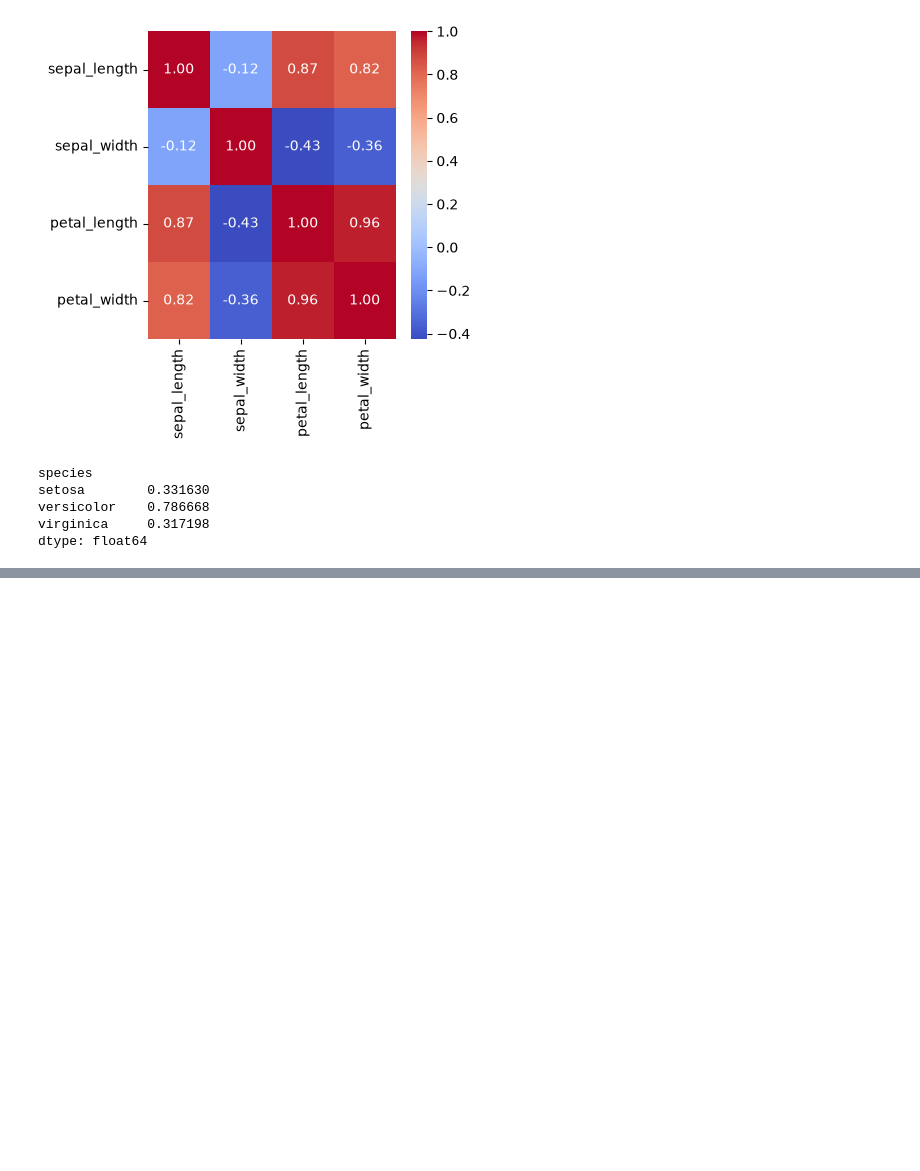
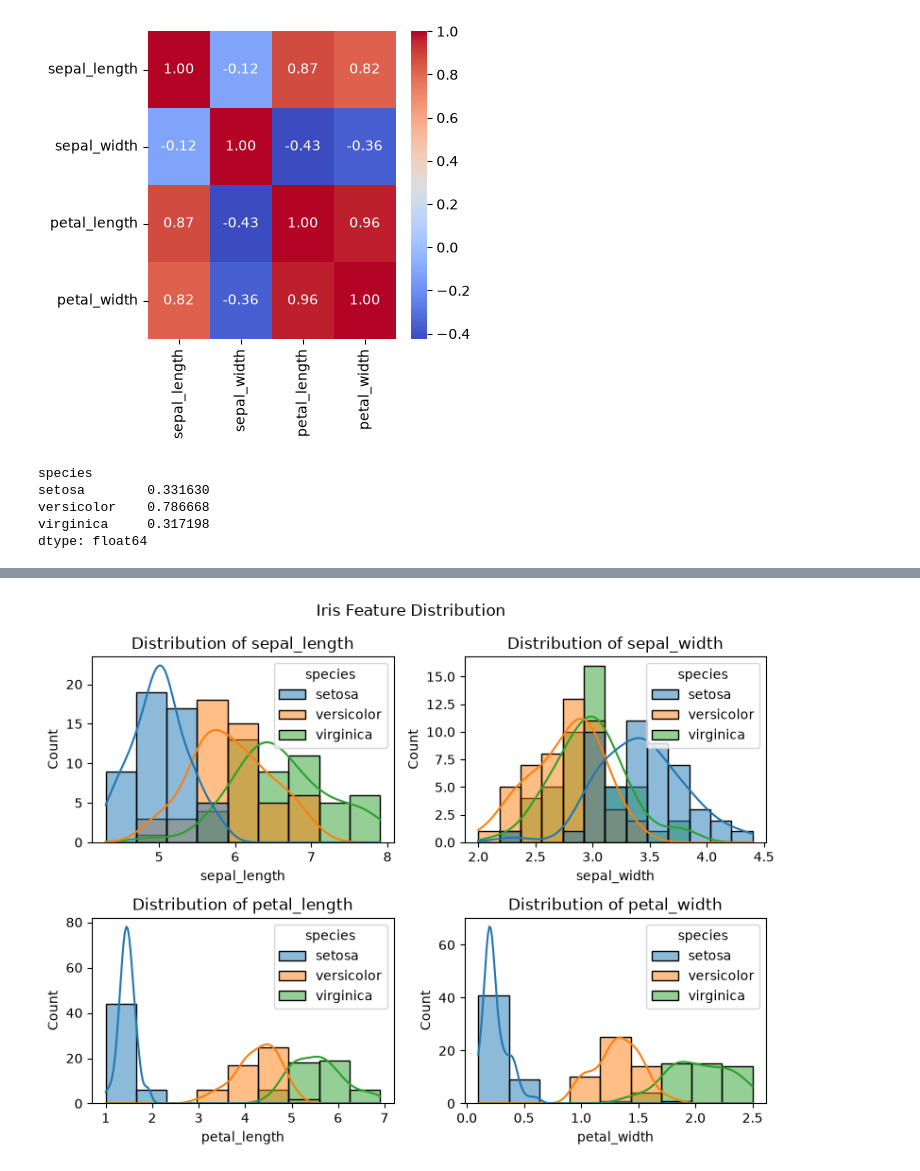
Before and after one commit to vaibhavarora1205/python-Data-Science, a Jupyter notebook: ML Work/iris.ipynb, the cells around one changed output, grey strips where cells are left out. Cells and saved outputs as stored; diff of their text form; code cells hidden in the pictures; blank space fills up the shorter version.

```diff
--- a/ML Work/iris.ipynb
+++ b/ML Work/iris.ipynb
@@ -408,0 +433,13 @@ dtype: float64
+# %%
+fig,ax=plt.subplots(2,2,figsize=(8,6))
+ax=ax.flatten()
+
+for i,col in enumerate(num_cols.columns):
+    sns.histplot(data=df,x=col,hue='species',kde=True,ax=ax[i])
+    ax[i].set_title(f"Distribution of {col}")
+
+plt.suptitle("Iris Feature Distribution",fontsize=12)
+plt.tight_layout()
+plt.show()
+# %% [output]
+[figure, added]
```
Also changed, not shown: parts of 9 cells of this notebook.
